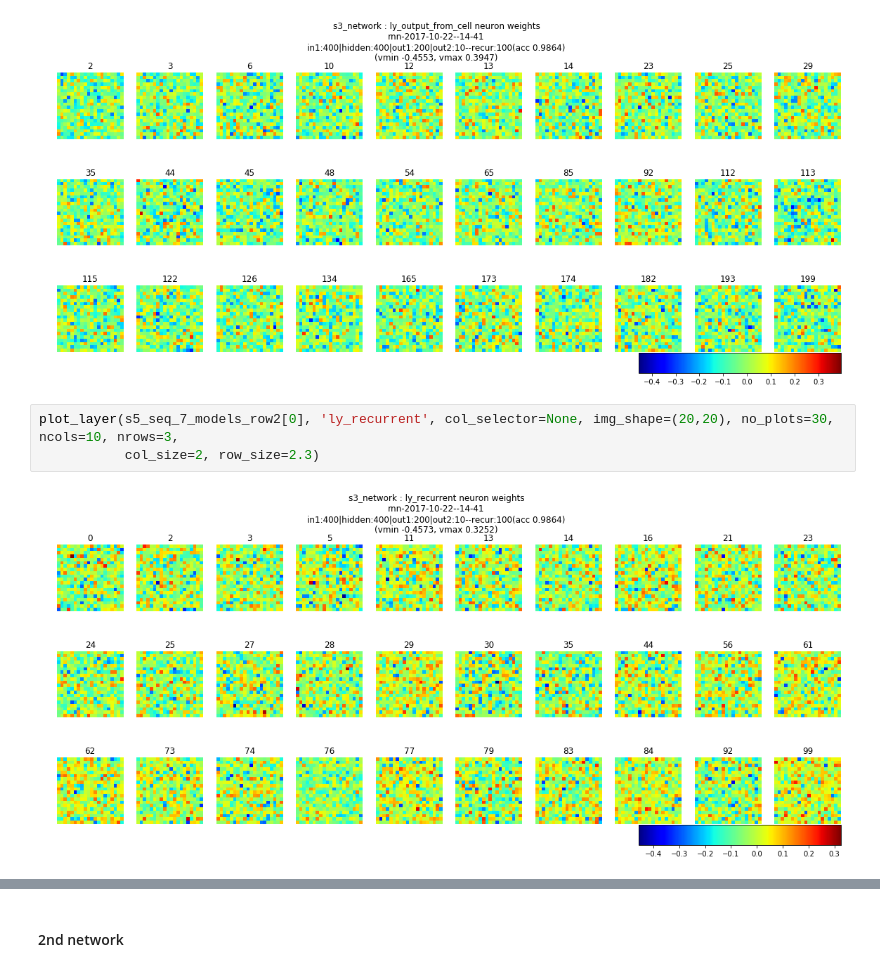
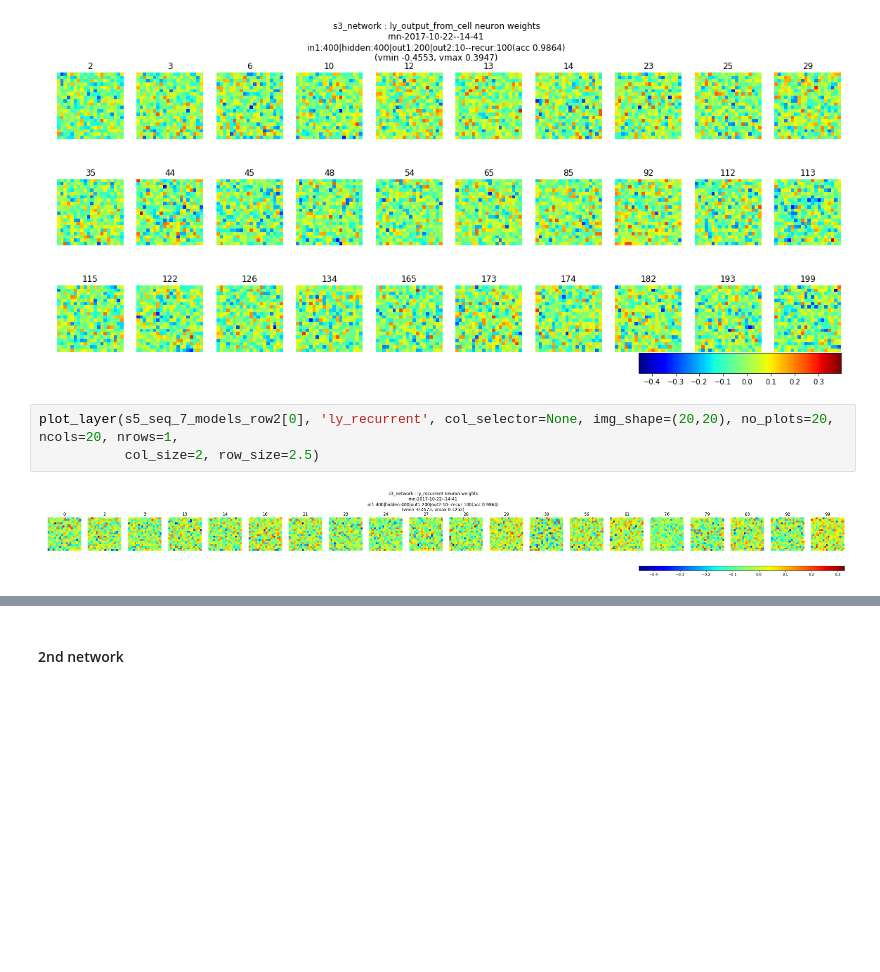
Before and after one commit to p16i/thesis-designing-recurrent-neural-networks-for-explainability, a Jupyter notebook: notebooks/s4-5-lwr-implementation.ipynb, the cells around one changed output, grey strips where cells are left out. Cells and saved outputs as stored; diff of their text form; blank space fills up the shorter version.

```diff
--- a/notebooks/s4-5-lwr-implementation.ipynb
+++ b/notebooks/s4-5-lwr-implementation.ipynb
@@ -341,8 +348,8 @@ plot_layer(s5_seq_7_models_row2[0], 'ly_output_from_cell', col_selector=None, im
 # %% [output]
 [figure]
 # %%
-plot_layer(s5_seq_7_models_row2[0], 'ly_recurrent', col_selector=None, img_shape=(20,20), no_plots=30, ncols=10, nrows=3,
-           col_size=2, row_size=2.3)
+plot_layer(s5_seq_7_models_row2[0], 'ly_recurrent', col_selector=None, img_shape=(20,20), no_plots=20, ncols=20, nrows=1,
+           col_size=2, row_size=2.5)
 # %% [output]
-[figure, old version]
+[figure, new version]
 # %%
```
Also changed, not shown: parts of 31 cells of this notebook.
